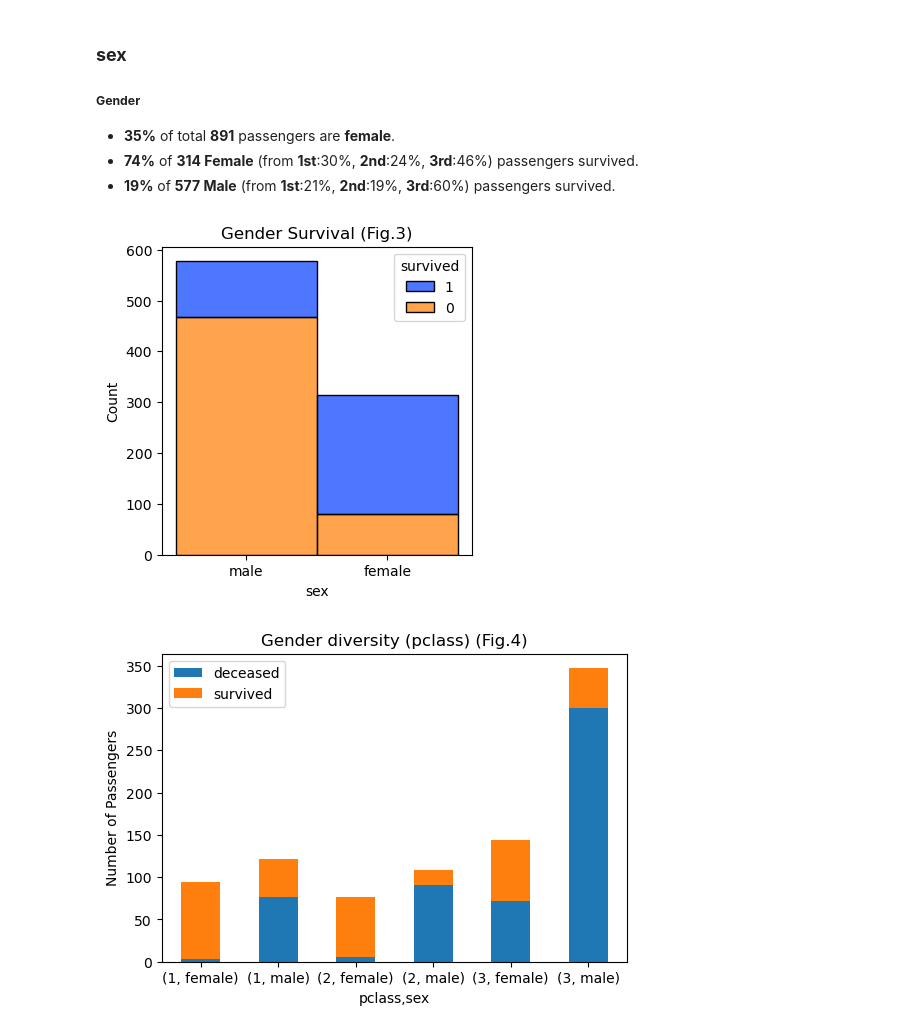
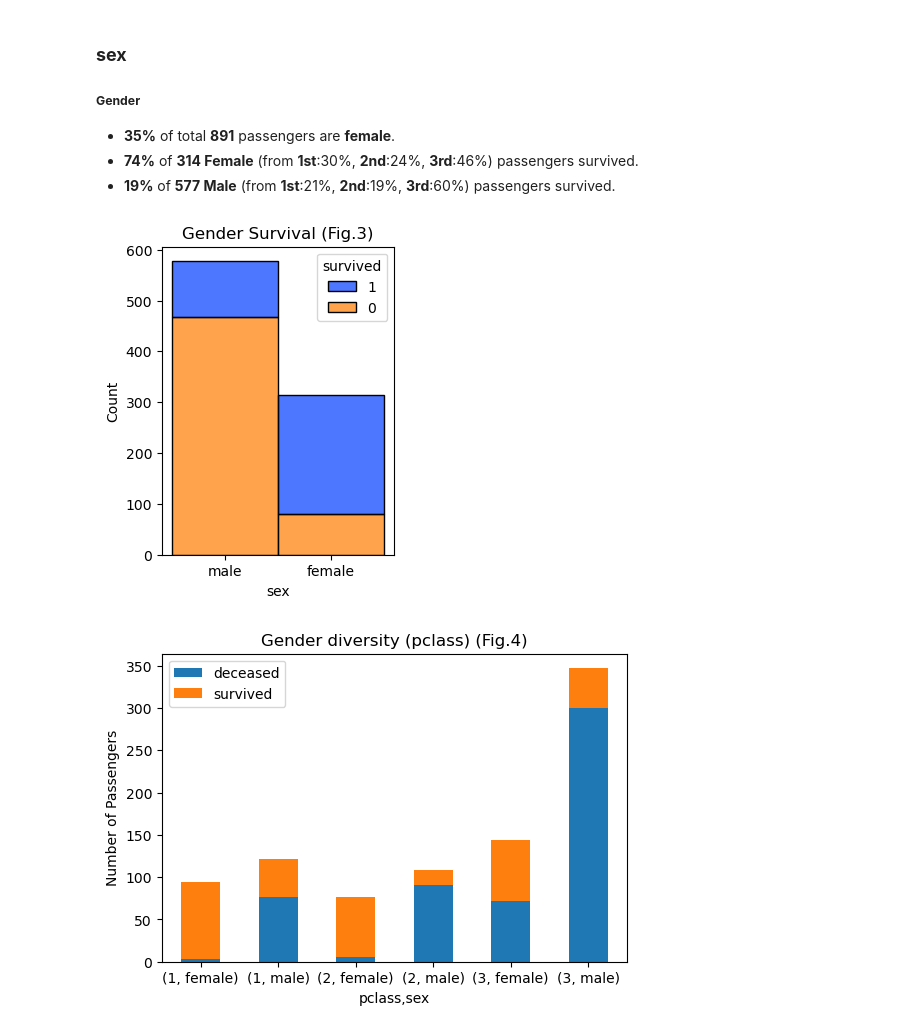
Before and after one commit to elendarn/titanic_ml, a Jupyter notebook: titanic_ml.ipynb, the cells around one changed output. Cells and saved outputs as stored; diff of their text form; code cells hidden in the pictures.

```diff
--- a/titanic_ml.ipynb
+++ b/titanic_ml.ipynb
@@ -56,15 +61,17 @@ main_df = org_titanic.copy()
 # %%
 def title_name(df):
     '''
+    INPUT  : ['name']
+    OUTPUT : ['title']
+
     Extract title and surname from 'name' feature.
-
     Rare titles are combined with common titles:
     - Mr.   = Dr.+Rev.+Don.
     - Mrs.  = Ms.+ Mme.
     - Miss. = Mlle.+Ms.(even not clear mariage status, more Miss. exist)
     - VIP   = Major.+Lady.+Sir.+Col.+the Countess.+Jonkheer.
     '''
-
+    #df=temp_df
     df['title'] = df['name'].apply(lambda x: x.split(',')[1].strip().split(' ')[0])
     df['surname'] = df['name'].apply(lambda x: x.split(',')[0])
 
@@ -75,26 +82,32 @@ def title_name(df):
     df.loc[df['title'].isin(['Major.', 'Lady.', 'Sir.', 'Col.', 'the', 'Jonkheer.']),'title'] = 'Vip.'
 
     print('Passenger titles: ', df['title'].unique())
-    return df
+
+    df.drop(columns='name')
+    return df#['title']
 # %%
 def define_groups(df):
     '''
+    INPUT  : ['sibsp','parch']
+    OUTPUT : ['famsize']
+
     -Calculate (famsize) number of family members of all passengers.
-    -Also groupby 'Ticket' to group passengers as different approach.
     '''
-
     df['famsize'] = df['sibsp']+df['parch']+1
 
-    df['tic_grp']    = df.groupby('ticket')['ticket'].transform('count')
-
-    return df
+    df.drop(columns=['sibsp','parch'])
+    return df #[['famsize', 'tic_grp']]
 # %%
 def prices(df):
     '''
+    INPUT  : ['fare', 'famsize']
+    OUTPUT : ['price']
+
     The tickets for multiple passengers show total price (It shown in Fare section). Calculate price per person for given fares.
     (Assume that all families are on board and share same tickets! Can not calculate from 'fare' because data is alreadz train/test split)
     '''
 
     df['price'] = (df['fare'] / df['famsize']).astype('int64')
 
+    df.drop(columns='fare')
     return df
@@ -209,17 +205,17 @@ plt.show()
 - **74%** of **314 Female** (from **1st**:30%, **2nd**:24%, **3rd**:46%) passengers survived.
 - **19%** of **577 Male**   (from **1st**:21%, **2nd**:19%, **3rd**:60%) passengers survived.
 # %%
-fig, axs = plt.subplots(1, 1, figsize=(4, 4))
+fig3, axs3 = plt.subplots(1, 1, figsize=(3, 4))
 sns.histplot(data=main_df,
              x='sex',
              stat='count',
              hue='survived',
              palette='bright',
              hue_order=[1,0],
              alpha=0.7,
              bins=10,
              multiple="stack").set(title='Gender Survival (Fig.3)')
 plt.show()
 # %% [output]
-[figure, old version]
+[figure, new version]
 # %%
```
Also changed, not shown: parts of 65 cells of this notebook, 1 other file.
